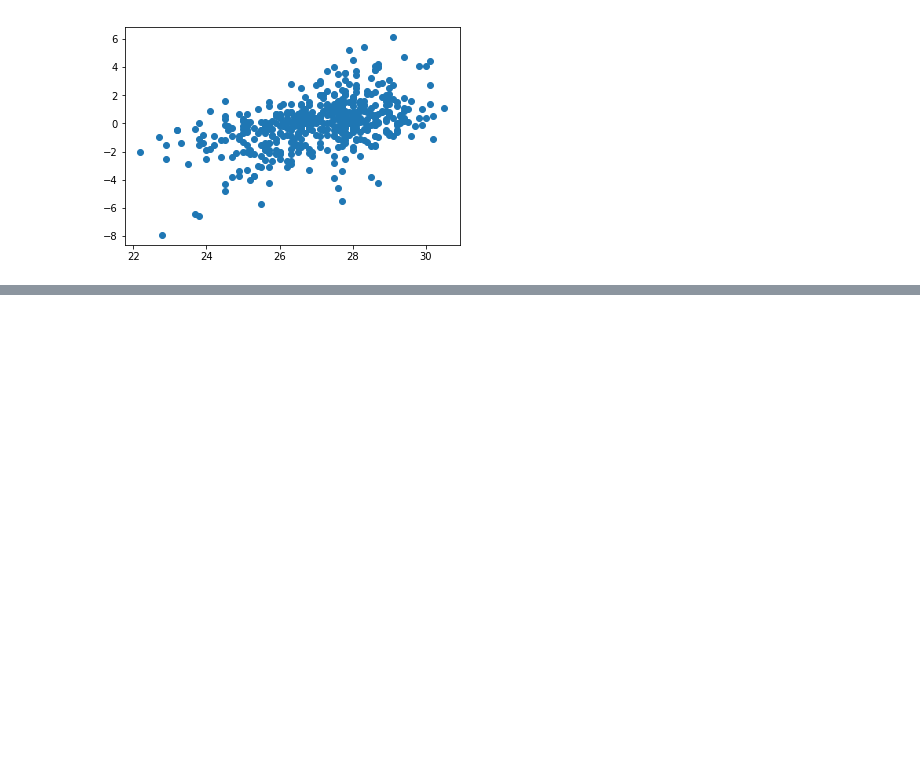
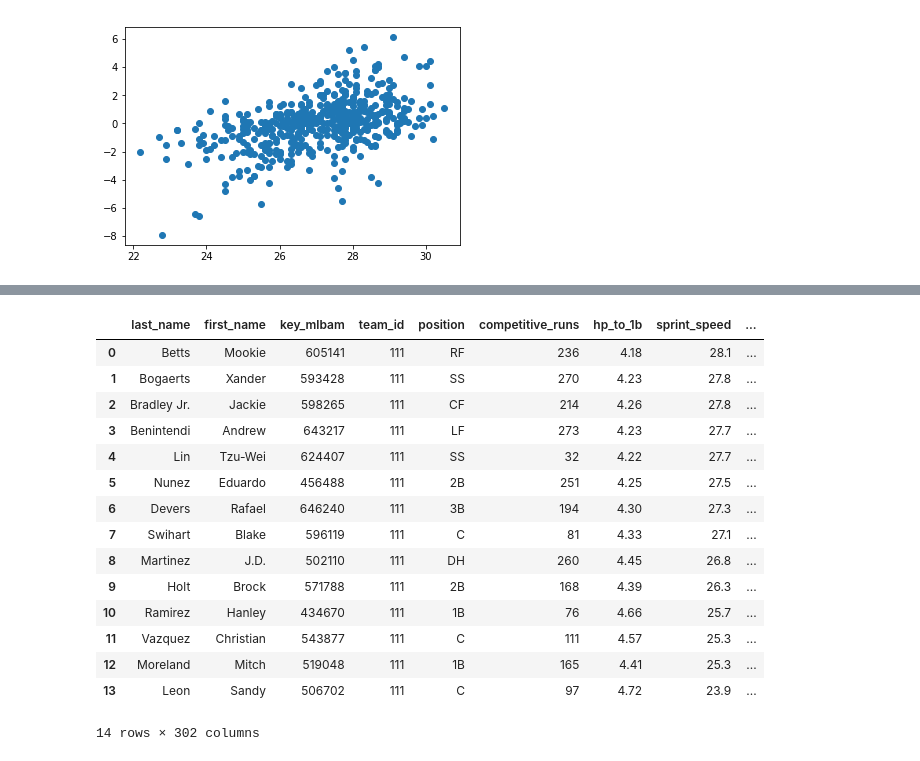
Before and after one commit to TrevorCap/BaseBallProject, a Jupyter notebook: ProjectBB.ipynb, the cells around one changed output, grey strips where cells are left out. Saved outputs shown, nothing was run; the diff lists cells and outputs as text; code cells hidden in the pictures; blank space fills up the shorter version.

```diff
--- a/ProjectBB.ipynb
+++ b/ProjectBB.ipynb
@@ -19,3 +22,8 @@ from sklearn import metrics as mt
+# %%
+# Create a SQL connection to our SQLite database
+con = sqlite3.connect("sqlite:///../Resources/baseball.sqlite")
+
+cur = con.cursor()
 # %%
 # Import the data
 stat_data2018 = pd.read_csv("resources/sprint_speed_2018.csv")
@@ -103,0 +115,21 @@ plt.show()
+# %%
+example = pd.read_sql_query("SELECT * from speed18 WHERE Team='Red Sox'", con)
+# %%
+example
+# %% [output]
+|  | last_name | first_name | key_mlbam | team_id | position | competitive_runs | hp_to_1b | sprint_speed | ... |
+| 0 | Betts | Mookie | 605141 | 111 | RF | 236 | 4.18 | 28.1 | ... |
+| 1 | Bogaerts | Xander | 593428 | 111 | SS | 270 | 4.23 | 27.8 | ... |
+| 2 | Bradley Jr. | Jackie | 598265 | 111 | CF | 214 | 4.26 | 27.8 | ... |
+| 3 | Benintendi | Andrew | 643217 | 111 | LF | 273 | 4.23 | 27.7 | ... |
+| 4 | Lin | Tzu-Wei | 624407 | 111 | SS | 32 | 4.22 | 27.7 | ... |
+| 5 | Nunez | Eduardo | 456488 | 111 | 2B | 251 | 4.25 | 27.5 | ... |
+| 6 | Devers | Rafael | 646240 | 111 | 3B | 194 | 4.30 | 27.3 | ... |
+| 7 | Swihart | Blake | 596119 | 111 | C | 81 | 4.33 | 27.1 | ... |
+| 8 | Martinez | J.D. | 502110 | 111 | DH | 260 | 4.45 | 26.8 | ... |
+| 9 | Holt | Brock | 571788 | 111 | 2B | 168 | 4.39 | 26.3 | ... |
+| 10 | Ramirez | Hanley | 434670 | 111 | 1B | 76 | 4.66 | 25.7 | ... |
+| 11 | Vazquez | Christian | 543877 | 111 | C | 111 | 4.57 | 25.3 | ... |
+| 12 | Moreland | Mitch | 519048 | 111 | 1B | 165 | 4.41 | 25.3 | ... |
+| 13 | Leon | Sandy | 506702 | 111 | C | 97 | 4.72 | 23.9 | ... |
+14 rows × 302 columns
```
Also changed, not shown: parts of 7 cells of this notebook, 2 other files.
